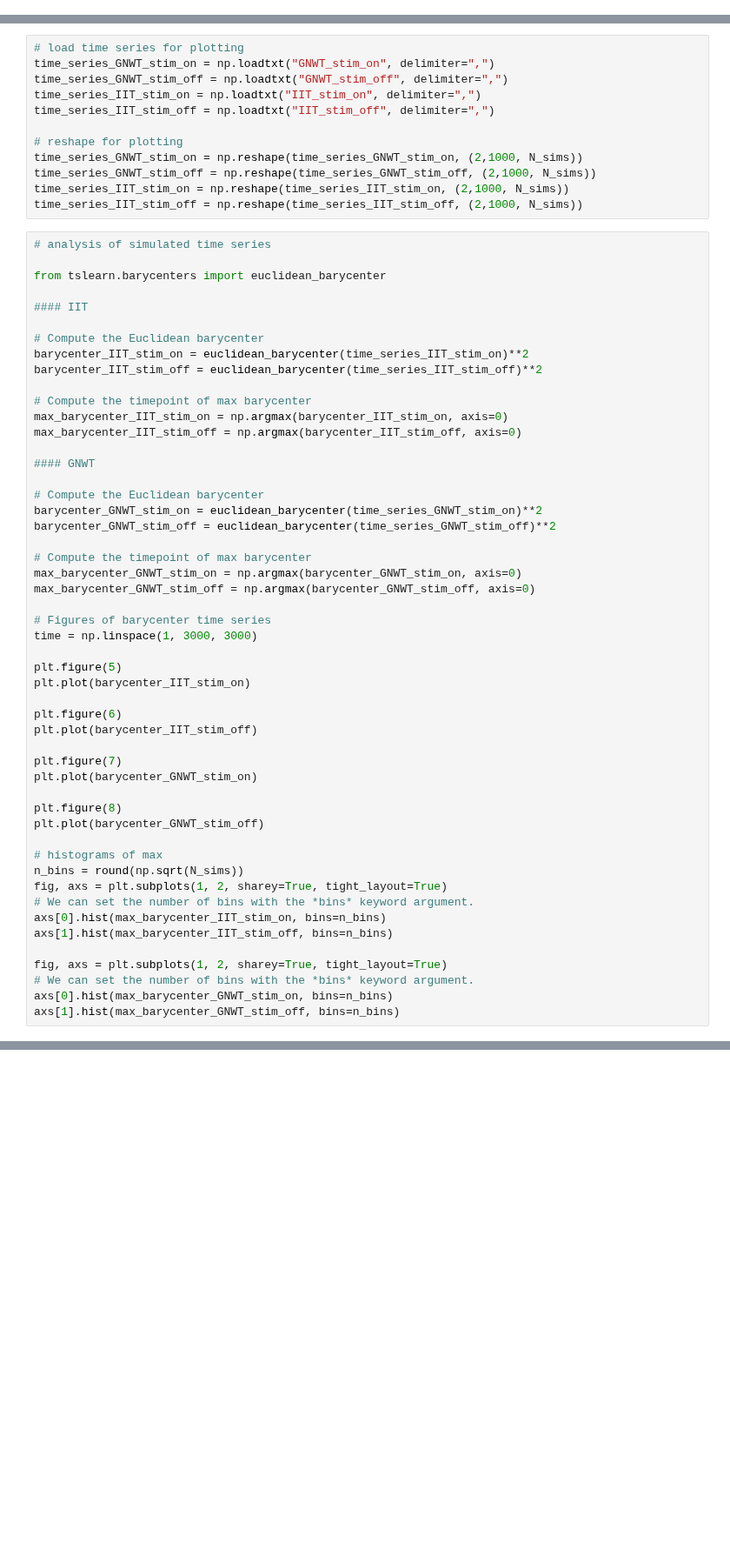
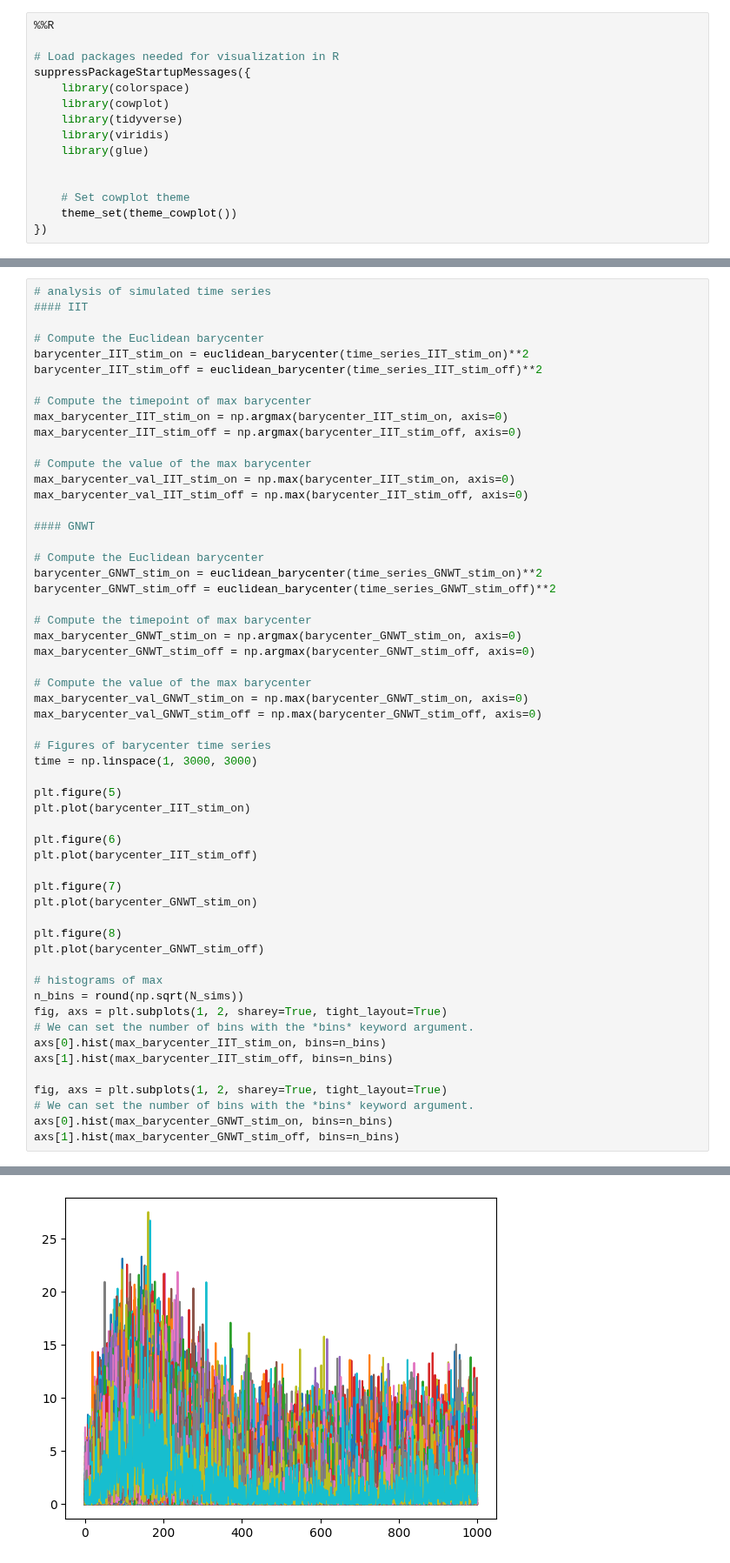
Before and after one commit to anniegbryant/MEG_functional_connectivity, a Jupyter notebook: modeling/CogitateModels.ipynb, the cells around one changed output, grey strips where cells are left out. Shown at 87% size. Drawn from its saved outputs; the diff is of its cells as text; blank space fills up the shorter version.

Commit message:
modeling figure updates

```diff
--- a/modeling/CogitateModels.ipynb
+++ b/modeling/CogitateModels.ipynb
@@ -5,0 +21,15 @@ np.random.seed(0) # seed for reproducibility
+# %%
+%%R
+
+# Load packages needed for visualization in R
+suppressPackageStartupMessages({
+    library(colorspace)
+    library(cowplot)
+    library(tidyverse)
+    library(viridis)
+    library(glue)
+
+
+    # Set cowplot theme
+    theme_set(theme_cowplot())
+})
@@ -241,20 +317,5 @@ np.savetxt("IIT_stim_off", time_series_IIT_stim_off, delimiter=",")
-# %%
-# load time series for plotting
-time_series_GNWT_stim_on = np.loadtxt("GNWT_stim_on", delimiter=",")
-time_series_GNWT_stim_off = np.loadtxt("GNWT_stim_off", delimiter=",")
-time_series_IIT_stim_on = np.loadtxt("IIT_stim_on", delimiter=",")
-time_series_IIT_stim_off = np.loadtxt("IIT_stim_off", delimiter=",")
-
-# reshape for plotting
-time_series_GNWT_stim_on = np.reshape(time_series_GNWT_stim_on, (2,1000, N_sims))
-time_series_GNWT_stim_off = np.reshape(time_series_GNWT_stim_off, (2,1000, N_sims))
-time_series_IIT_stim_on = np.reshape(time_series_IIT_stim_on, (2,1000, N_sims))
-time_series_IIT_stim_off = np.reshape(time_series_IIT_stim_off, (2,1000, N_sims))
 # %%
 # analysis of simulated time series
-
-from tslearn.barycenters import euclidean_barycenter
-
 #### IIT
 
 # Compute the Euclidean barycenter
@@ -265,6 +326,10 @@ barycenter_IIT_stim_off = euclidean_barycenter(time_series_IIT_stim_off)**2
 max_barycenter_IIT_stim_on = np.argmax(barycenter_IIT_stim_on, axis=0)
 max_barycenter_IIT_stim_off = np.argmax(barycenter_IIT_stim_off, axis=0)
 
+# Compute the value of the max barycenter
+max_barycenter_val_IIT_stim_on = np.max(barycenter_IIT_stim_on, axis=0)
+max_barycenter_val_IIT_stim_off = np.max(barycenter_IIT_stim_off, axis=0)
+
 #### GNWT
 
 # Compute the Euclidean barycenter
@@ -274,6 +339,10 @@ barycenter_GNWT_stim_off = euclidean_barycenter(time_series_GNWT_stim_off)**2
 # Compute the timepoint of max barycenter
 max_barycenter_GNWT_stim_on = np.argmax(barycenter_GNWT_stim_on, axis=0)
 max_barycenter_GNWT_stim_off = np.argmax(barycenter_GNWT_stim_off, axis=0)
+
+# Compute the value of the max barycenter
+max_barycenter_val_GNWT_stim_on = np.max(barycenter_GNWT_stim_on, axis=0)
+max_barycenter_val_GNWT_stim_off = np.max(barycenter_GNWT_stim_off, axis=0)
 
 # Figures of barycenter time series
 time = np.linspace(1, 3000, 3000)
@@ -301,3 +370,4 @@ fig, axs = plt.subplots(1, 2, sharey=True, tight_layout=True)
 # We can set the number of bins with the *bins* keyword argument.
 axs[0].hist(max_barycenter_GNWT_stim_on, bins=n_bins)
 axs[1].hist(max_barycenter_GNWT_stim_off, bins=n_bins)
+# %% [output]
@@ -303,0 +384 @@ axs[1].hist(max_barycenter_GNWT_stim_off, bins=n_bins)
+[figure, added]
```
Also changed, not shown: parts of 17 cells of this notebook, 12 other files.
